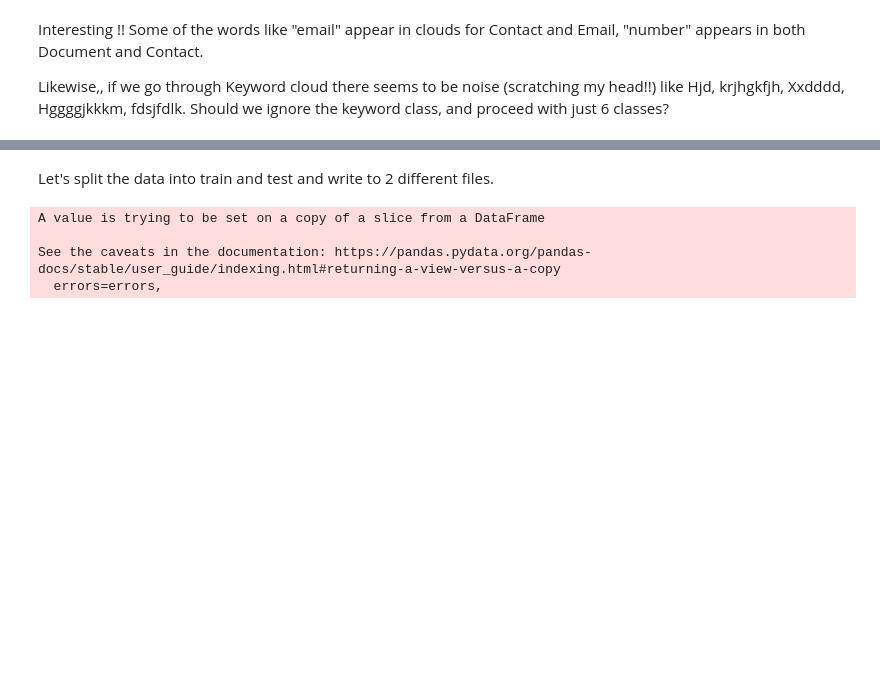
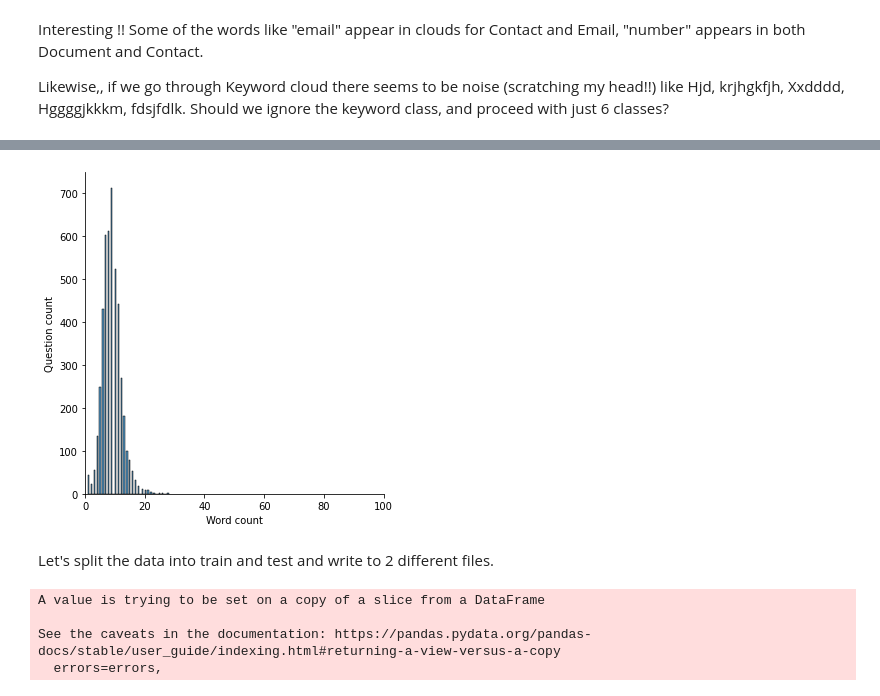
Before and after one commit to pallavi-allada/UtteranceClassification, a Jupyter notebook: src/EDA_Utterance_Data.ipynb, the cells around one changed output, grey strips where cells are left out. Drawn from its saved outputs; the diff is of its cells as text; code cells hidden in the pictures; blank space fills up the shorter version.

```diff
--- a/src/EDA_Utterance_Data.ipynb
+++ b/src/EDA_Utterance_Data.ipynb
@@ -124,3 +124,6 @@ plt.show()
 Interesting !! Some of the words like "email" appear in clouds for Contact and Email, "number" appears in both Document and Contact.
 
 Likewise,, if we go through Keyword cloud there seems to be noise (scratching my head!!) like Hjd, krjhgkfjh, Xxdddd, Hggggjkkkm, fdsjfdlk. Should we ignore the keyword class, and proceed with just 6 classes?
+# %%
+dataset['wordcount'] = dataset['question'].apply(lambda x: len(x.split( )))
+dataset.head()
@@ -126,0 +137,7 @@ Likewise,, if we go through Keyword cloud there seems to be noise (scratching my
+# %%
+sns.displot(dataset['wordcount'].tolist())
+plt.xlim([0, 100]);
+plt.xlabel('Word count');
+plt.ylabel('Question count');
+# %% [output]
+[figure, added]
```
Also changed, not shown: parts of 3 cells of this notebook.
